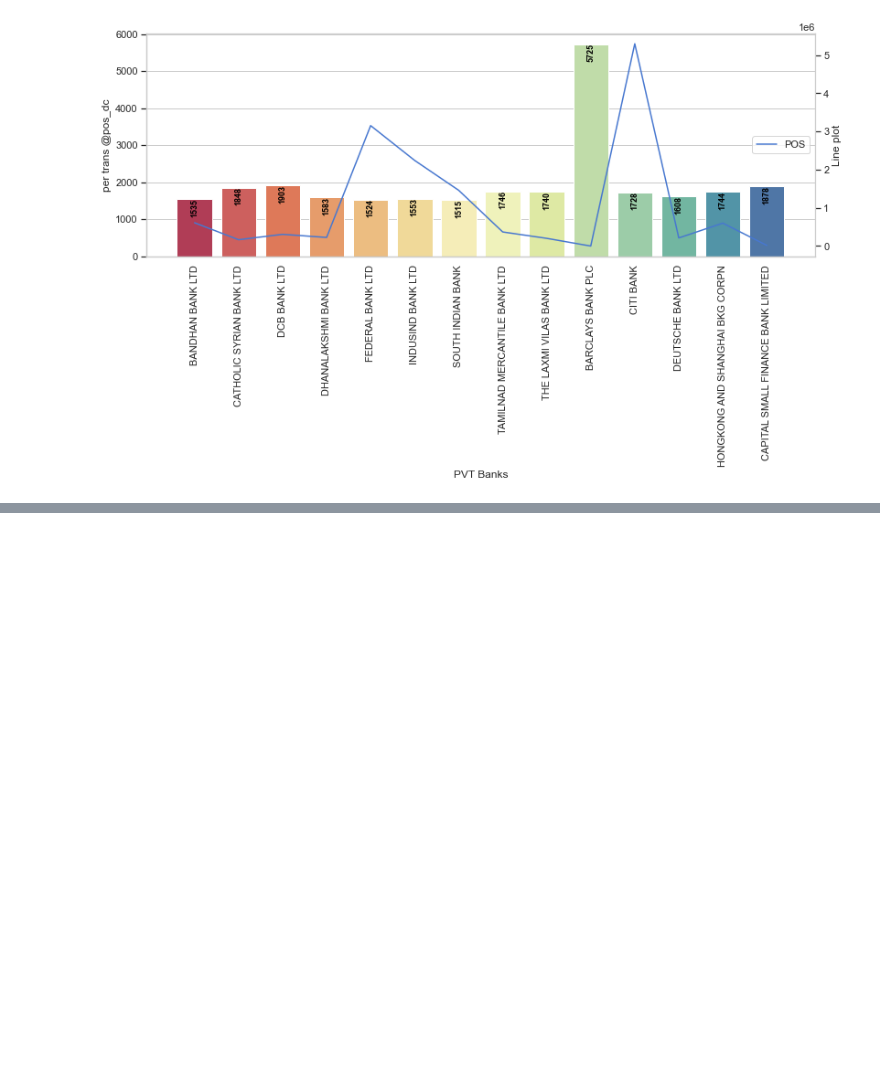
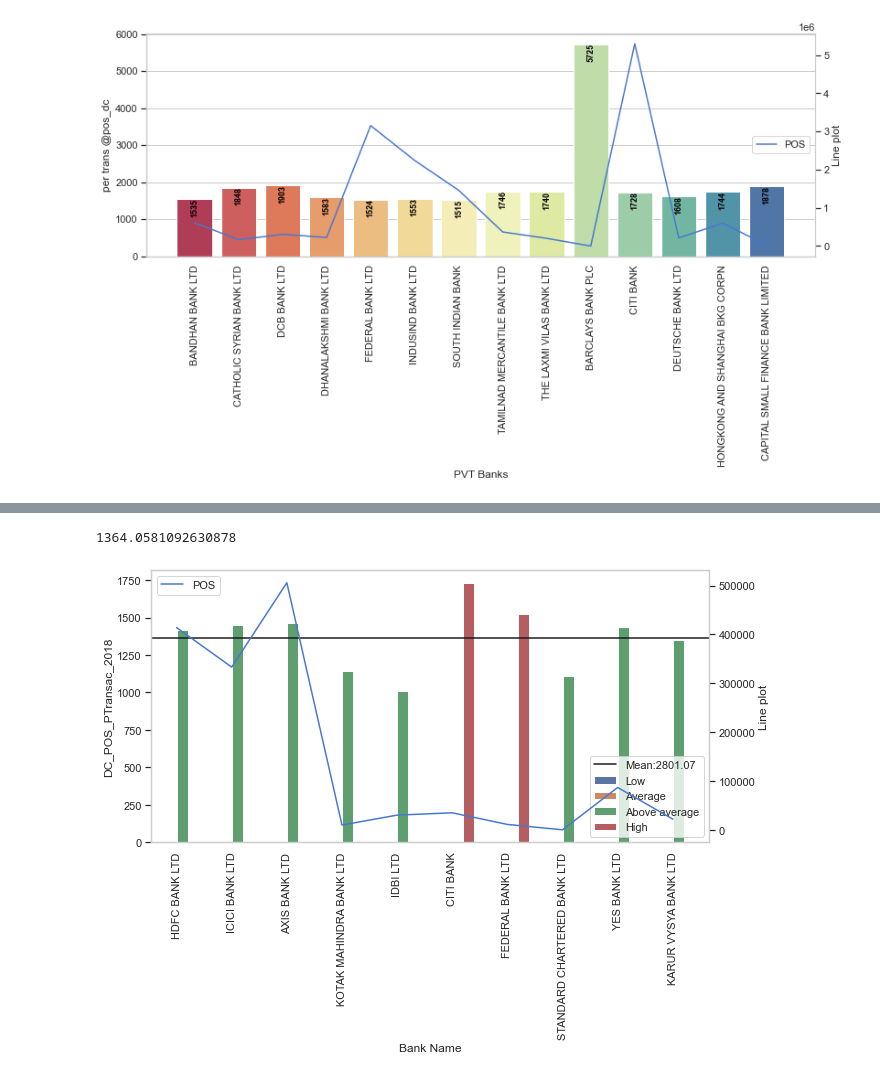
Before and after one commit to amartyasanyal12/Dump_HDFC, a Jupyter notebook: bank.ipynb, the cells around one changed output, grey strips where cells are left out. Cells and saved outputs as stored; diff of their text form; code cells hidden in the pictures; blank space fills up the shorter version.

```diff
--- a/bank.ipynb
+++ b/bank.ipynb
@@ -1479,0 +1630,4 @@ plt.legend(loc='right')
+# %%
+top10_dc_pos2018=bin_pvt_DCPOS.sort_values(by='DC_POS_Transaction',ascending=False).head(10)
+top10_dc_pos2018['POS_Online']=top10_dc_pos2018['POS_Online'].fillna(0)
+top10_dc_pos2018
@@ -1479,0 +1646,24 @@ plt.legend(loc='right')
+# %%
+z12=top10_dc_pos2018.DC_POS_PTransac_2018.mean()
+z12
+# %% [output]
+1364.0581092630878
+# %%
+plt.figure(figsize=(10,5))
+sns.barplot(data=top10_dc_pos2018,x='Bank Name',y='DC_POS_PTransac_2018',hue='Combined_category_DC')
+plt.axhline(z12,color='k',linestyle="-",label='Mean:2801.07')
+plt.legend()
+plt.grid(False)
+plt.xticks(rotation=90)
+
+x = top10_dc_pos2018["Bank Name"]
+y = top10_dc_pos2018["POS_Online"]
+axes2 = plt.twinx()
+axes2.plot(x, y, color='b',label='POS')
+axes2.set_ylabel('Line plot')
+plt.grid(False)
+plt.legend(loc='upper left')
+
+plt.show()
+# %% [output]
+[figure, added]
```
Also changed, not shown: parts of 53 cells of this notebook.
